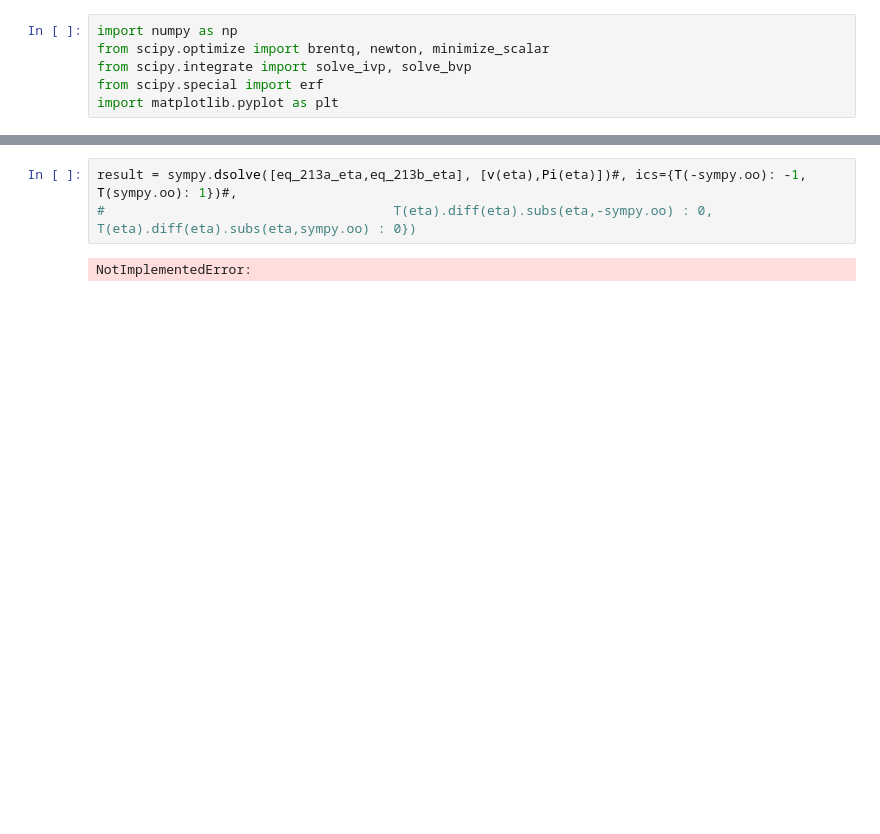
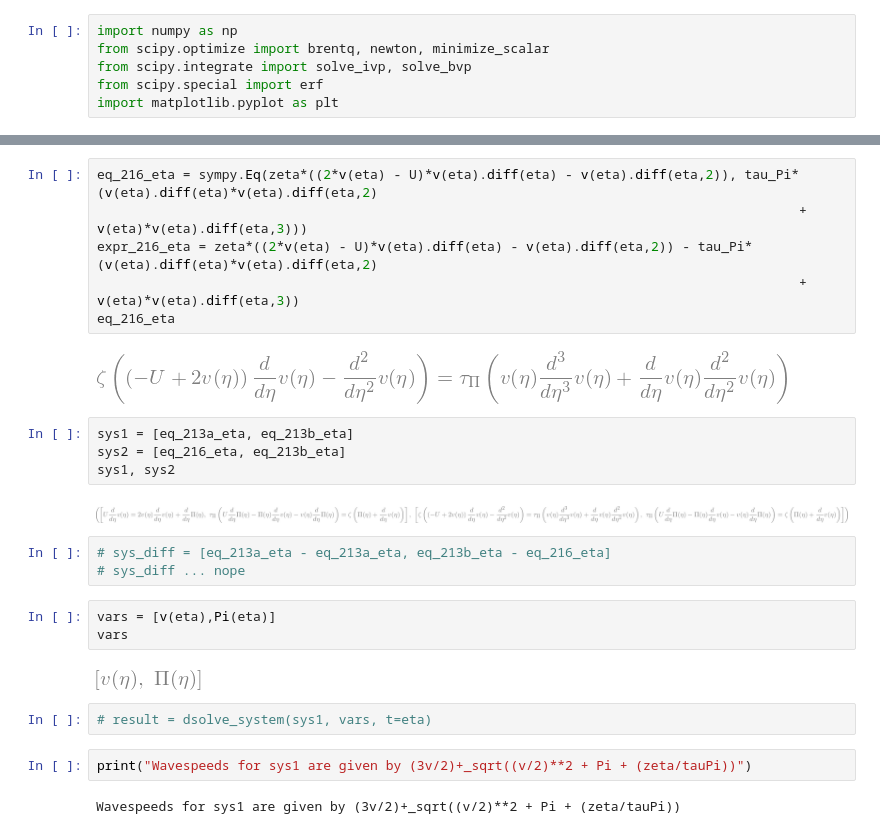
Before and after one commit to MarcusHatton/MastersProjectSpinoff, a Jupyter notebook: ToyBulk.ipynb, the cells around one changed output, grey strips where cells are left out. Saved outputs shown, nothing was run; the diff lists cells and outputs as text; blank space fills up the shorter version.

```diff
--- a/ToyBulk.ipynb
+++ b/ToyBulk.ipynb
@@ -39,5 +56,28 @@ eq_213b_eta
+# %%
+eq_216_eta = sympy.Eq(zeta*((2*v(eta) - U)*v(eta).diff(eta) - v(eta).diff(eta,2)), tau_Pi*(v(eta).diff(eta)*v(eta).diff(eta,2)
+                                                                                          + v(eta)*v(eta).diff(eta,3)))
+expr_216_eta = zeta*((2*v(eta) - U)*v(eta).diff(eta) - v(eta).diff(eta,2)) - tau_Pi*(v(eta).diff(eta)*v(eta).diff(eta,2)
+                                                                                          + v(eta)*v(eta).diff(eta,3))
+eq_216_eta
+# %% [output]
+[figure, added]
+# %%
+sys1 = [eq_213a_eta, eq_213b_eta]
+sys2 = [eq_216_eta, eq_213b_eta]
+sys1, sys2
+# %% [output]
+[figure, added]
+# %%
+# sys_diff = [eq_213a_eta - eq_213a_eta, eq_213b_eta - eq_216_eta]
+# sys_diff ... nope
+# %%
+vars = [v(eta),Pi(eta)]
+vars
+# %% [output]
+[figure, added]
 # %%
-result = sympy.dsolve([eq_213a_eta,eq_213b_eta], [v(eta),Pi(eta)])#, ics={T(-sympy.oo): -1, T(sympy.oo): 1})#,
-#                                     T(eta).diff(eta).subs(eta,-sympy.oo) : 0, T(eta).diff(eta).subs(eta,sympy.oo) : 0})
+# result = dsolve_system(sys1, vars, t=eta)
-# %% [output]
-NotImplementedError:
+# %%
+print("Wavespeeds for sys1 are given by (3v/2)+_sqrt((v/2)**2 + Pi + (zeta/tauPi))")
+# %% [output]
+Wavespeeds for sys1 are given by (3v/2)+_sqrt((v/2)**2 + Pi + (zeta/tauPi))
```
Also changed, not shown: parts of 12 cells of this notebook.
